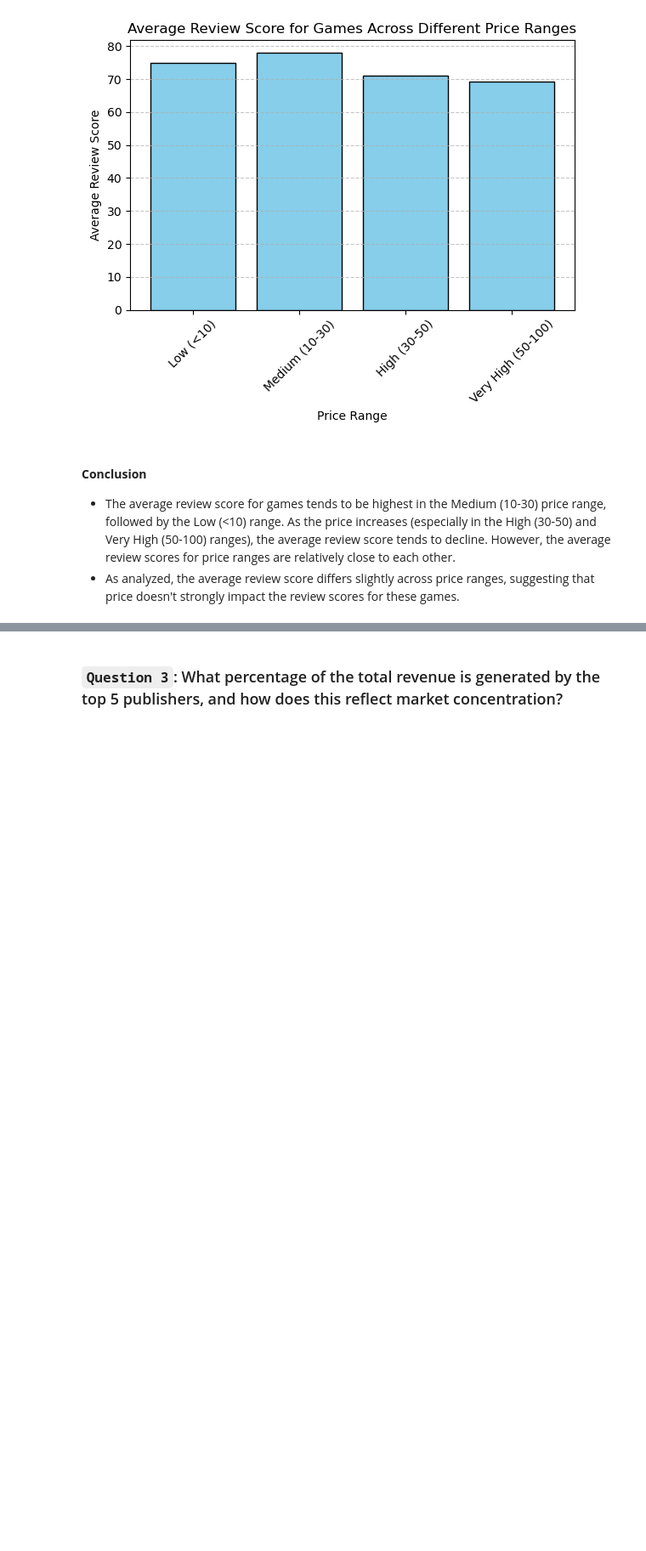
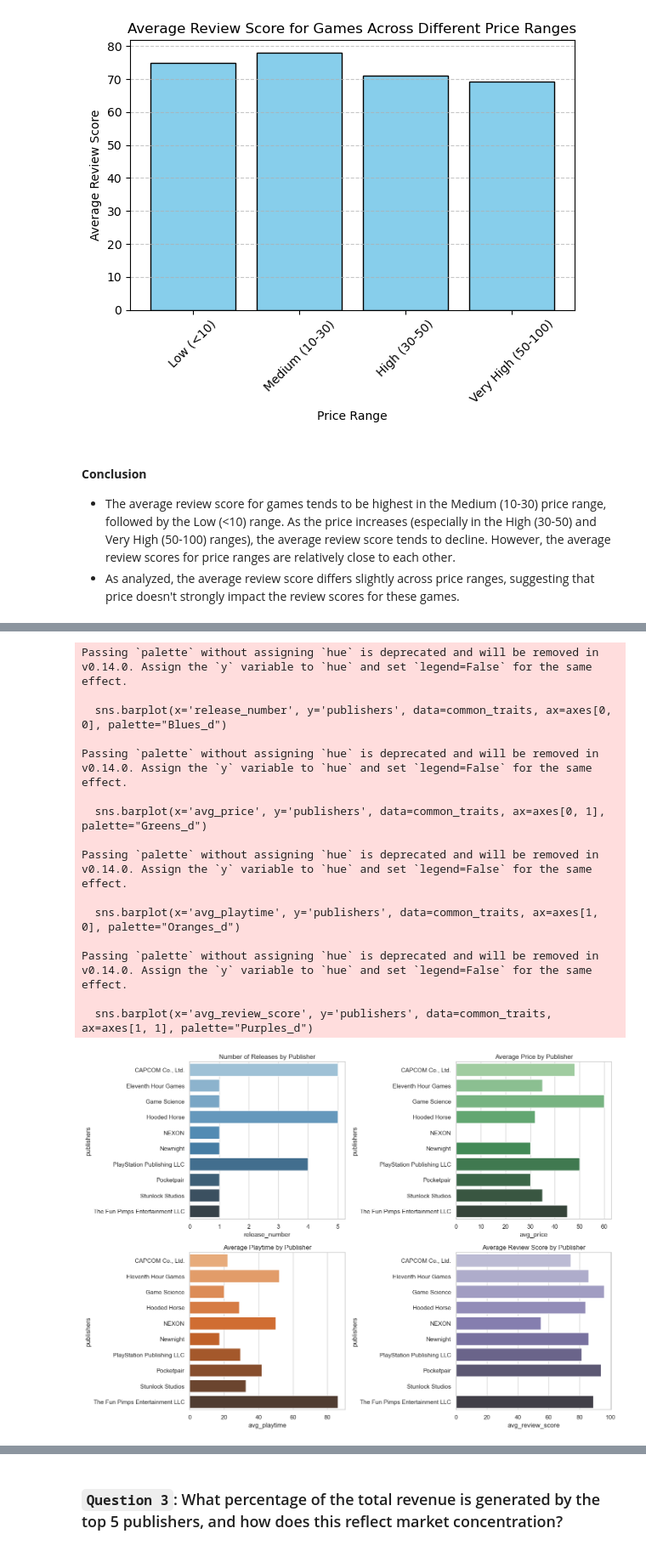
Before and after one commit to tmthu1204/PDS_FinalProject, a Jupyter notebook: FinalProject.ipynb, the cells around one changed output, grey strips where cells are left out. Shown: that part at 85% size. Saved outputs shown, nothing was run; the diff lists cells and outputs as text; code cells hidden in the pictures; blank space fills up the shorter version.

```diff
--- a/FinalProject.ipynb
+++ b/FinalProject.ipynb
@@ -547,0 +559,27 @@ plt.show()
+# %%
+#Get the top 10 publishers by revenue
+top_publishers = data.groupby('publishers')['revenue'].sum().sort_values(ascending=False).head(10)
+
+#Extract the rows corresponding to these top 10 publishers
+top_publishers_data = data[data['publishers'].isin(top_publishers.index)]
+
+# Group by publishers
+grouped_data = top_publishers_data.groupby('publishers')
+
+# Calculate metrics without using `agg`
+release_number = grouped_data['releaseDate'].count()
+avg_price = grouped_data['price'].mean()
+avg_playtime = grouped_data['avgPlaytime'].mean()
+avg_review_score = grouped_data['reviewScore'].mean()
+
+# Combine all metrics into a DataFrame
+common_traits = pd.DataFrame({
+    'publishers': release_number.index,
+    'release_number': release_number.values,
+    'avg_price': avg_price.values,
+    'avg_playtime': avg_playtime.values,
+    'avg_review_score': avg_review_score.values
+})
+
+common_traits.reset_index(drop=True, inplace=True)
+common_traits
@@ -547,0 +598,35 @@ plt.show()
+# %%
+sns.set_theme(style="whitegrid")
+fig, axes = plt.subplots(2, 2, figsize=(14, 10))
+
+sns.barplot(x='release_number', y='publishers', data=common_traits, ax=axes[0, 0], palette="Blues_d")
+axes[0, 0].set_title('Number of Releases by Publisher')
+
+sns.barplot(x='avg_price', y='publishers', data=common_traits, ax=axes[0, 1], palette="Greens_d")
+axes[0, 1].set_title('Average Price by Publisher')
+
+sns.barplot(x='avg_playtime', y='publishers', data=common_traits, ax=axes[1, 0], palette="Oranges_d")
+axes[1, 0].set_title('Average Playtime by Publisher')
+
+sns.barplot(x='avg_review_score', y='publishers', data=common_traits, ax=axes[1, 1], palette="Purples_d")
+axes[1, 1].set_title('Average Review Score by Publisher')
+
+plt.tight_layout()
+plt.show()
+# %% [output]
+Passing `palette` without assigning `hue` is deprecated and will be removed in v0.14.0. Assign the `y` variable to `hue` and set `legend=False` for the same effect.
+
+  sns.barplot(x='release_number', y='publishers', data=common_traits, ax=axes[0, 0], palette="Blues_d")
+
+Passing `palette` without assigning `hue` is deprecated and will be removed in v0.14.0. Assign the `y` variable to `hue` and set `legend=False` for the same effect.
+
+  sns.barplot(x='avg_price', y='publishers', data=common_traits, ax=axes[0, 1], palette="Greens_d")
+
+Passing `palette` without assigning `hue` is deprecated and will be removed in v0.14.0. Assign the `y` variable to `hue` and set `legend=False` for the same effect.
+
+  sns.barplot(x='avg_playtime', y='publishers', data=common_traits, ax=axes[1, 0], palette="Oranges_d")
+
+Passing `palette` without assigning `hue` is deprecated and will be removed in v0.14.0. Assign the `y` variable to `hue` and set `legend=False` for the same effect.
+
+  sns.barplot(x='avg_review_score', y='publishers', data=common_traits, ax=axes[1, 1], palette="Purples_d")
+[figure, added]
```
Also changed, not shown: parts of 21 cells of this notebook.
